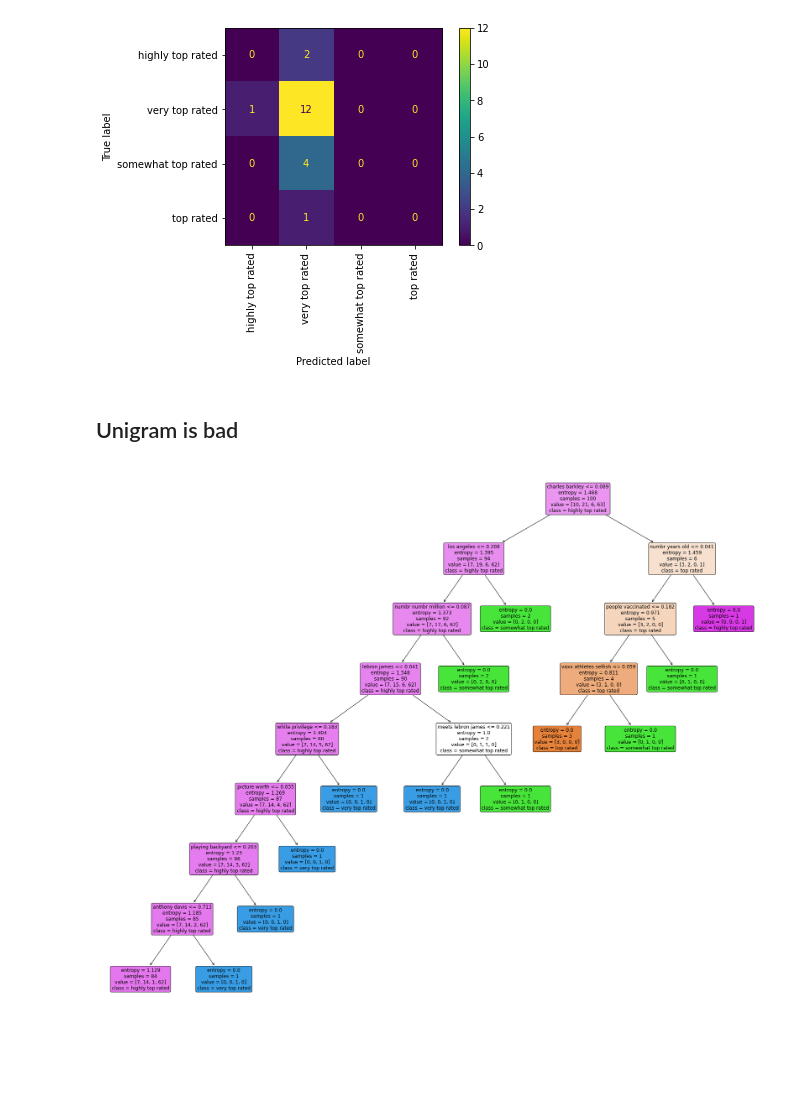
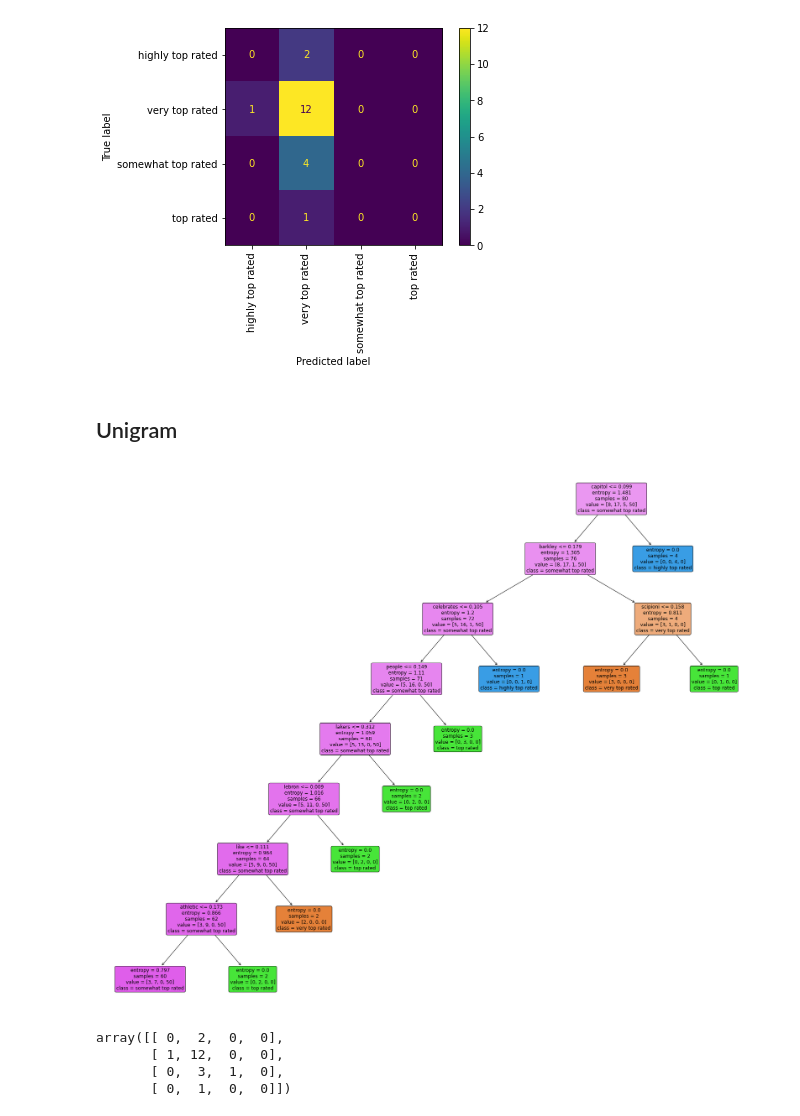
Before and after one commit to rexarski/box2box, a Jupyter notebook: nba-dt/reddit-dt.ipynb, the cells around one changed output. Cells and saved outputs as stored; diff of their text form; code cells hidden in the pictures; blank space fills up the shorter version.

```diff
--- a/nba-dt/reddit-dt.ipynb
+++ b/nba-dt/reddit-dt.ipynb
@@ -204,22 +199,33 @@ fig.savefig('tree2_cm.png')
 <Figure size 1080x720 with 0 Axes>
 [figure]
 # %% [markdown]
-## Unigram is bad
+## Unigram
 # %%
-vec_tfidf2 = TfidfVectorizer(input='title', stop_words=my_stop_words, ngram_range=(2, 3), max_features=1000)
+vec_tfidf2 = TfidfVectorizer(input='title', stop_words=my_stop_words, ngram_range=(0,1), max_features=1000)
 dtm2 = vec_tfidf2.fit_transform(reddit['title'])
 col_names2 = vec_tfidf2.get_feature_names()
 df2 = pd.DataFrame(dtm2.toarray(), columns=col_names2)
 df2['upvote'] = reddit['upvote_ratio']
 
 X_complete, y_complete = df2.loc[:, df2.columns != 'upvote'], df2['upvote']
+X_train, X_test, y_train, y_test = train_test_split(df2.loc[:, df2.columns != 'upvote'], df2['upvote'], test_size=0.2, random_state=42, stratify=df2['upvote'])
 # %%
 clf3= DecisionTreeClassifier(random_state=42, max_depth=8, min_samples_leaf=1, criterion='entropy', splitter='random')
-tree3 = clf3.fit(X_complete, y_complete)
+tree3 = clf3.fit(X_train, y_train)
 
 fig = plt.figure(figsize=(30, 25))
 _ = tree.plot_tree(clf3, impurity=True, rounded=True,
-    feature_names = X_complete.columns, class_names = y_complete.unique(), filled=True, fontsize=12)
+    feature_names = X_train.columns, class_names = y_train.unique(), filled=True, fontsize=12)
 fig.savefig('tree3.png')
 # %% [output]
-[figure, old version]
+[figure, new version]
+# %%
+y_test_predict_proba = clf3.predict_proba(X_test)
+y_test_predict = clf3.predict(X_test)
+
+confusion_matrix(y_test, y_test_predict, labels=['highly top rated', 'very top rated', 'somewhat top rated', 'top rated'])
+# %% [output]
+array([[ 0,  2,  0,  0],
+       [ 1, 12,  0,  0],
+       [ 0,  3,  1,  0],
+       [ 0,  1,  0,  0]])
```
Also changed, not shown: parts of 11 cells of this notebook, 15 other files.
